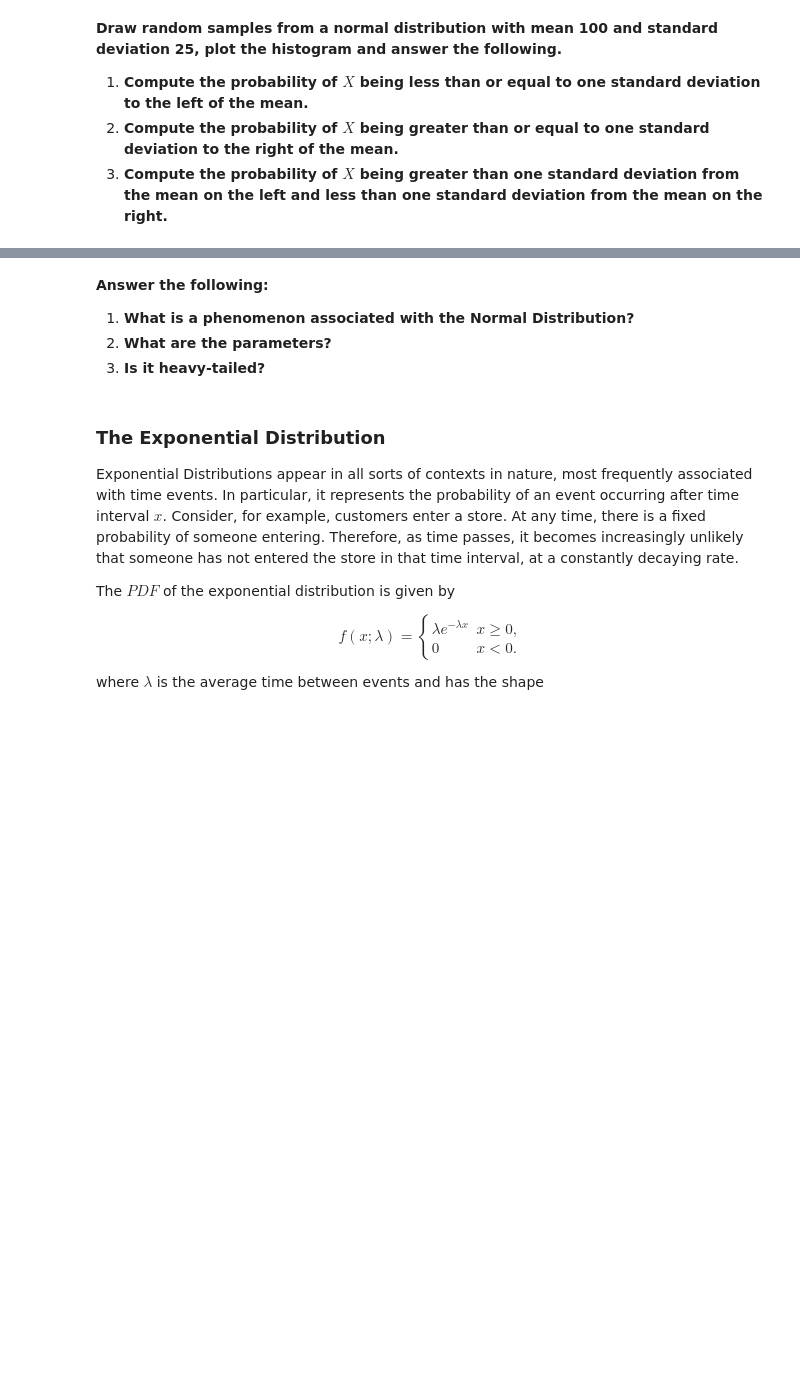
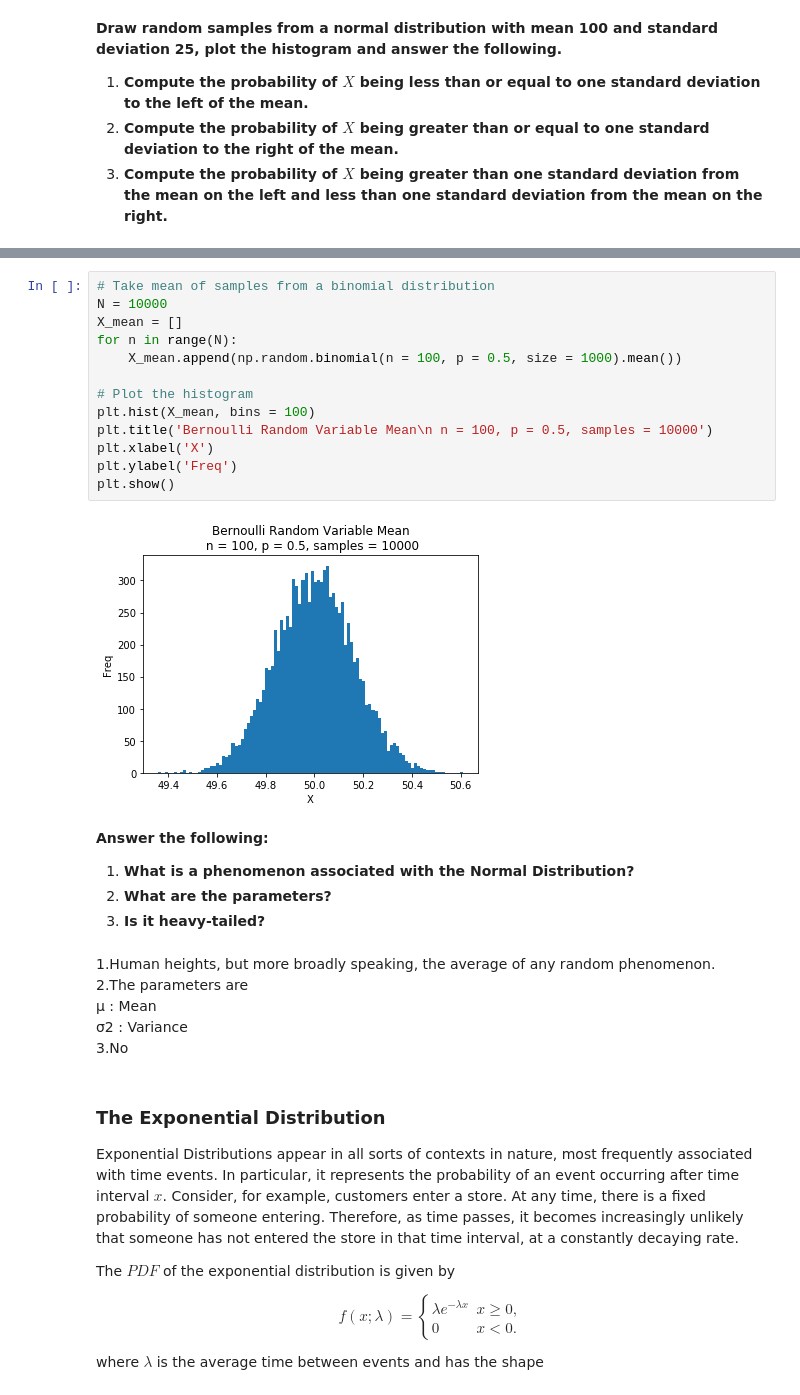
Before and after one commit to codnri/K2DS, a Jupyter notebook: unit1_introductory_concepts/probability/probability-notebooks/Probability-notebook.ipynb, the cells around one changed output, grey strips where cells are left out. Saved outputs shown, nothing was run; the diff lists cells and outputs as text; blank space fills up the shorter version.

```diff
--- a/unit1_introductory_concepts/probability/probability-notebooks/Probability-notebook.ipynb
+++ b/unit1_introductory_concepts/probability/probability-notebooks/Probability-notebook.ipynb
@@ -561,8 +626,29 @@ plt.show()
+# %%
+# Take mean of samples from a binomial distribution
+N = 10000
+X_mean = []
+for n in range(N):
+    X_mean.append(np.random.binomial(n = 100, p = 0.5, size = 1000).mean())
+
+# Plot the histogram
+plt.hist(X_mean, bins = 100)
+plt.title('Bernoulli Random Variable Mean\n n = 100, p = 0.5, samples = 10000')
+plt.xlabel('X')
+plt.ylabel('Freq')
+plt.show()
+# %% [output]
+[figure, added]
 # %% [markdown]
 **Answer the following:**
 1. **What is a phenomenon associated with the Normal Distribution?**
 1. **What are the parameters?**
 1. **Is it heavy-tailed?**
+# %% [markdown]
+1.Human heights, but more broadly speaking, the average of any random phenomenon.<br>
+2.The parameters are<br>
+μ : Mean<br>
+σ2 : Variance<br>
+3.No<br>
 # %% [markdown]
 ### The Exponential Distribution
 Exponential Distributions appear in all sorts of contexts in nature, most frequently associated with time events.  In particular, it represents the probability of an event occurring after time interval $x$.  Consider, for example, customers enter a store.  At any time, there is a fixed probability of someone entering.  Therefore, as time passes, it becomes increasingly unlikely that someone has not entered the store in that time interval, at a constantly decaying rate.
```
Also changed, not shown: parts of 17 cells of this notebook, 6 other files.
